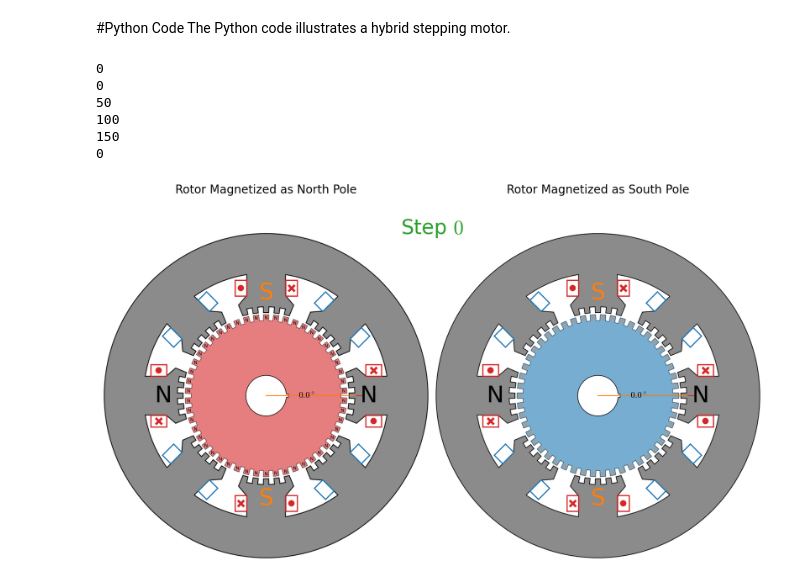
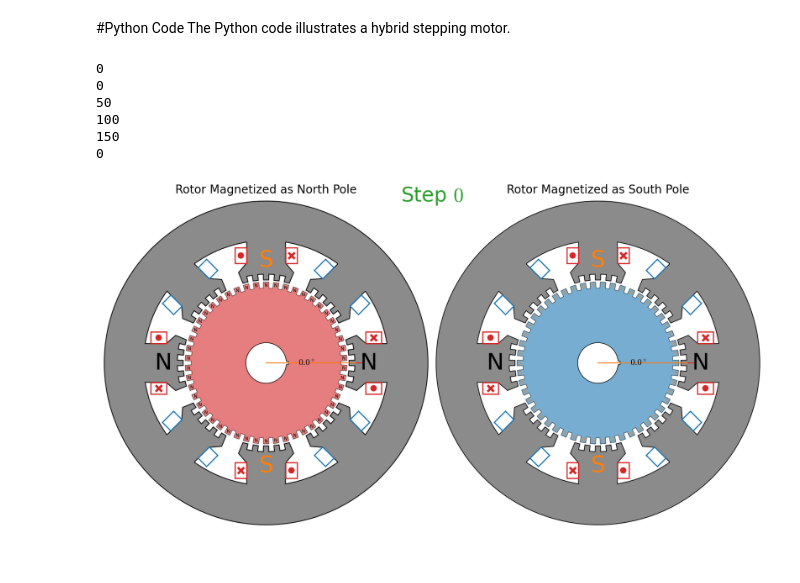
Before and after one commit to bingsen-wang/Electric-Machines, a Jupyter notebook: ElectricMachines_HybridStepperMotor.ipynb, the cells around one changed output. Drawn from its saved outputs; the diff is of its cells as text; code cells hidden in the pictures.

```diff
--- a/ElectricMachines_HybridStepperMotor.ipynb
+++ b/ElectricMachines_HybridStepperMotor.ipynb
@@ -132,41 +132,38 @@ rso,rro = 4,2 #stator outer radius, rotor outer radius
 rsi,rri = 2.05,.5 #stator inner radius, rotor inner radius
 f=1
 t=linspace(0,1/f*(Nfps-1)/Nfps,Nfps) #time
-# i_ser = [[1,0],[1,-1],[0,-1],[-1,-1],[-1,0],[-1,1],[0,1],[1,1]] #switching logic
 i_ser = [[1,0],[0,1],[-1,0],[0,-1]] #switching logic
 
 xylim = [[-4.1,4.1] for _ in range(2)]
 clst=['tab:red','tab:blue','tab:brown','tab:orange','tab:pink','tab:olive','tab:grey','tab:green','k','w'] #colors light bg
 fig = plt.figure(figsize=(16,9))
 axs=[]
 for k in range(4):
-  axs.append(fig.add_axes((k%2/2,1/18,1/2,8/9),xlim=xylim[0],ylim=xylim[1],fc='none'))
+  axs.append(fig.add_axes((k%2/2,1/36,1/2,8/9),xlim=xylim[0],ylim=xylim[1],fc='none'))
   axs[k].axis('off')
 
 for k in range(2):
   draw_stator(axs[k],rso,rsi,Nst,clst,fc=clst[-4],alpha=.9,lw=1.5-k*.2,theta=-pi/Nst)
-  axs[k].text(0,5,'Rotor Magnetized as {} Pole'.format(['North','South'][k]),size=20,ha='center')
+  axs[k].text(0,4.2,'Rotor Magnetized as {} Pole'.format(['North','South'][k]),size=20,ha='center')
 txt_step =axs[0].text(4.1,4,'',size=35,ha='center',c=clst[-3])
-# animation function. This is called sequentially
-def animate(i):
-  # i=3
+
+def animate(i): # animation function. This is called sequentially
   if i%50==0: print(i) #for monitoring
   if i<33:
     i=int(i/8)
-  txt_step.set_text('Step ${}$'.format(i))
-  # for k in range(2):
+  txt_step.set_text('Step ${}$'.format(i)) #current step
   for k in range(2):
     axis_reset(axs[k+2]) #clear axis
     draw_stator_conductors(axs[k+2],rso,rsi,Nst,clst,fc=clst[-4],alpha=.7,lw=1.5-k*.2,iabc=i_ser[i%4],phase=k,theta=-pi/Nst)
     draw_rotor(axs[k+2],rro,rri,Nrt,fc=clst[k],alpha=.6,lw=1,theta=2*pi*f*t[i]-pi/Nrt*k,theta_key=pi/Nrt*k,pole_name=['N','S'][k])
   return
 anim = animation.FuncAnimation(fig, animate, frames=Nfps)
 anim.save("ElectricMachine_HybridStepper.mp4", writer=animation.FFMpegWriter(fps=4),dpi = 200)
 # %% [output]
 0
 0
 50
 100
 150
 0
-[figure, old version]
+[figure, new version]
```
